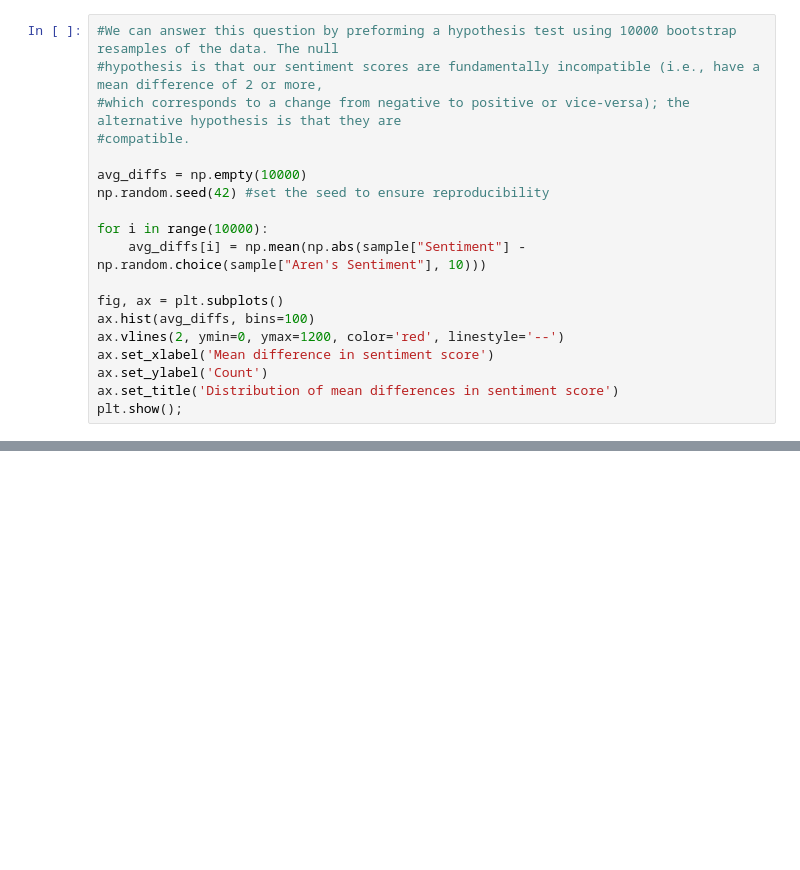
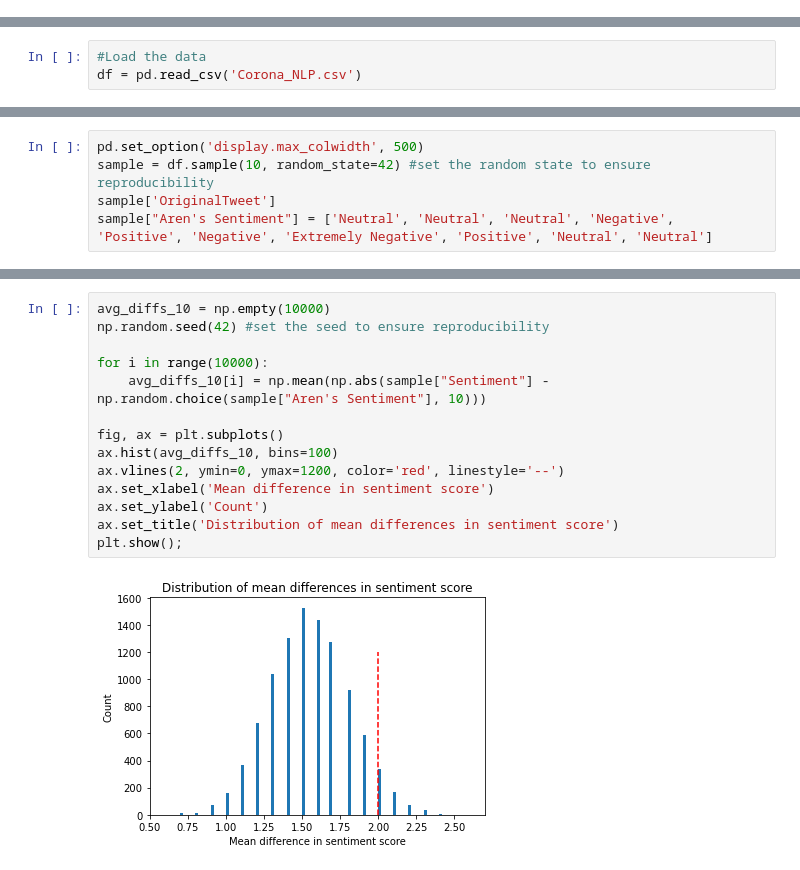
Before and after one commit to gngpostalsrvc/Capstone2, a Jupyter notebook: Capstone 2 - Exploratory Data Analysis.ipynb, the cells around one changed output, grey strips where cells are left out. Cells and saved outputs as stored; diff of their text form; blank space fills up the shorter version.

Commit message:
edited Data Wrangling and EDA notebooks

```diff
--- a/Capstone 2 - Exploratory Data Analysis.ipynb
+++ b/Capstone 2 - Exploratory Data Analysis.ipynb
@@ -301,19 +0,0 @@ np.mean(sample['Difference'])
-# %%
-#We can answer this question by preforming a hypothesis test using 10000 bootstrap resamples of the data. The null
-#hypothesis is that our sentiment scores are fundamentally incompatible (i.e., have a mean difference of 2 or more,
-#which corresponds to a change from negative to positive or vice-versa); the alternative hypothesis is that they are
-#compatible.
-
-avg_diffs = np.empty(10000)
-np.random.seed(42) #set the seed to ensure reproducibility
-
-for i in range(10000):
-    avg_diffs[i] = np.mean(np.abs(sample["Sentiment"] - np.random.choice(sample["Aren's Sentiment"], 10)))
-
-fig, ax = plt.subplots()
-ax.hist(avg_diffs, bins=100)
-ax.vlines(2, ymin=0, ymax=1200, color='red', linestyle='--')
-ax.set_xlabel('Mean difference in sentiment score')
-ax.set_ylabel('Count')
-ax.set_title('Distribution of mean differences in sentiment score')
-plt.show();
@@ -331,0 +8,3 @@ p
+# %%
+#Load the data
+df = pd.read_csv('Corona_NLP.csv')
@@ -331,0 +42,5 @@ p
+# %%
+pd.set_option('display.max_colwidth', 500)
+sample = df.sample(10, random_state=42) #set the random state to ensure reproducibility
+sample['OriginalTweet']
+sample["Aren's Sentiment"] = ['Neutral', 'Neutral', 'Neutral', 'Negative', 'Positive', 'Negative', 'Extremely Negative', 'Positive', 'Neutral', 'Neutral']
@@ -331,0 +114,16 @@ p
+# %%
+avg_diffs_10 = np.empty(10000)
+np.random.seed(42) #set the seed to ensure reproducibility
+
+for i in range(10000):
+    avg_diffs_10[i] = np.mean(np.abs(sample["Sentiment"] - np.random.choice(sample["Aren's Sentiment"], 10)))
+
+fig, ax = plt.subplots()
+ax.hist(avg_diffs_10, bins=100)
+ax.vlines(2, ymin=0, ymax=1200, color='red', linestyle='--')
+ax.set_xlabel('Mean difference in sentiment score')
+ax.set_ylabel('Count')
+ax.set_title('Distribution of mean differences in sentiment score')
+plt.show();
+# %% [output]
+[figure, added]
```
Also changed, not shown: parts of 48 cells of this notebook, 1 other file.
